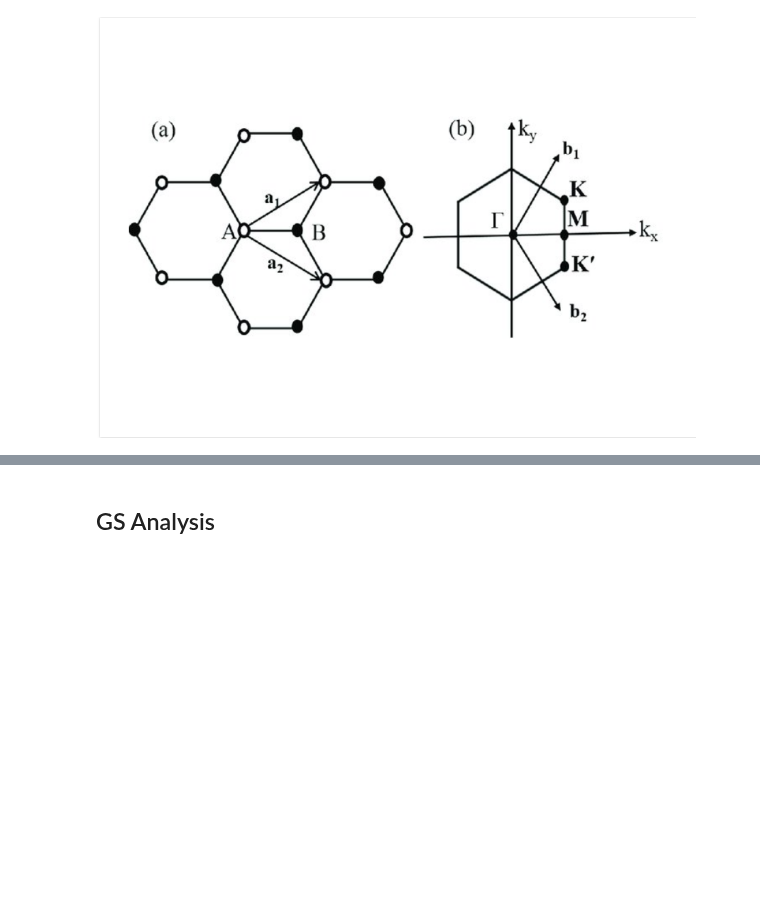
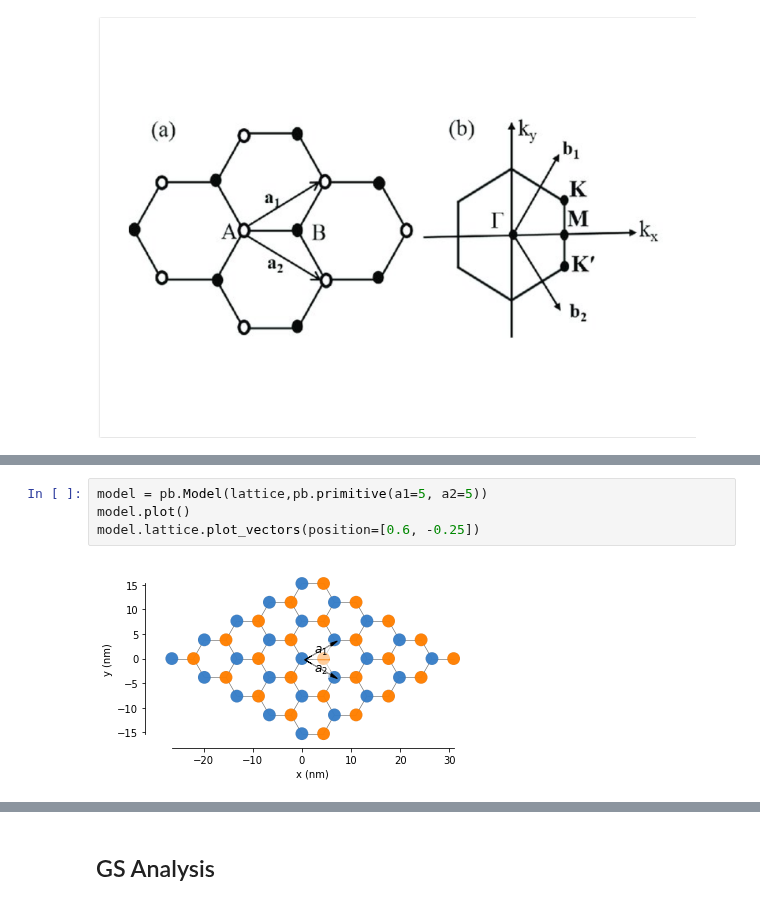
Before and after one commit to marcodalessandro76/Germanene, a Jupyter notebook: DFT_Analysis.ipynb, the cells around one changed output, grey strips where cells are left out. Cells and saved outputs as stored; diff of their text form; blank space fills up the shorter version.

```diff
--- a/QE_Calculations.ipynb
+++ b/DFT_Analysis.ipynb
@@ -67,0 +94,6 @@ $$
+# %%
+model = pb.Model(lattice,pb.primitive(a1=5, a2=5))
+model.plot()
+model.lattice.plot_vectors(position=[0.6, -0.25])
+# %% [output]
+[figure, added]
```
Also changed, not shown: parts of 23 cells of this notebook, 3 other files.
